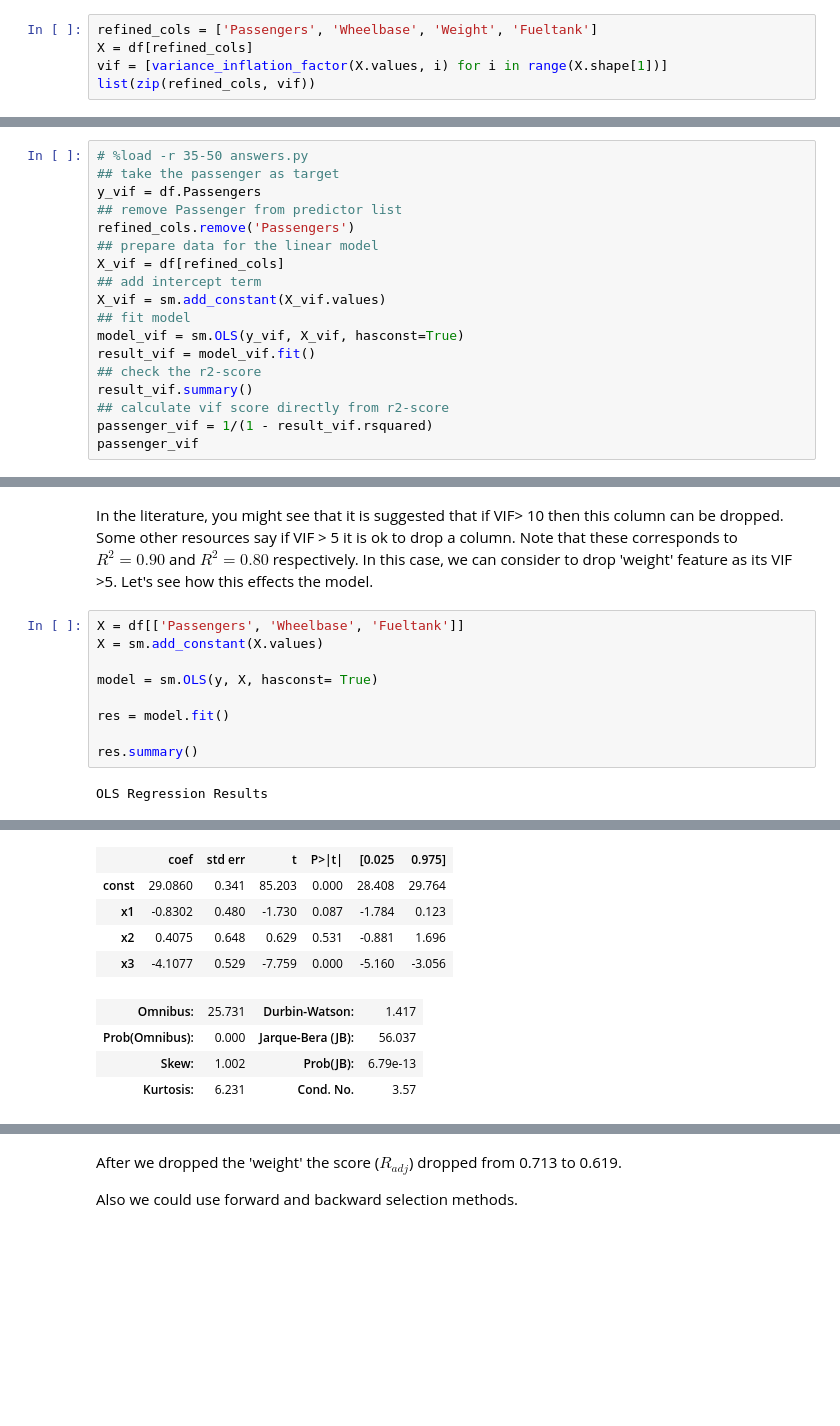
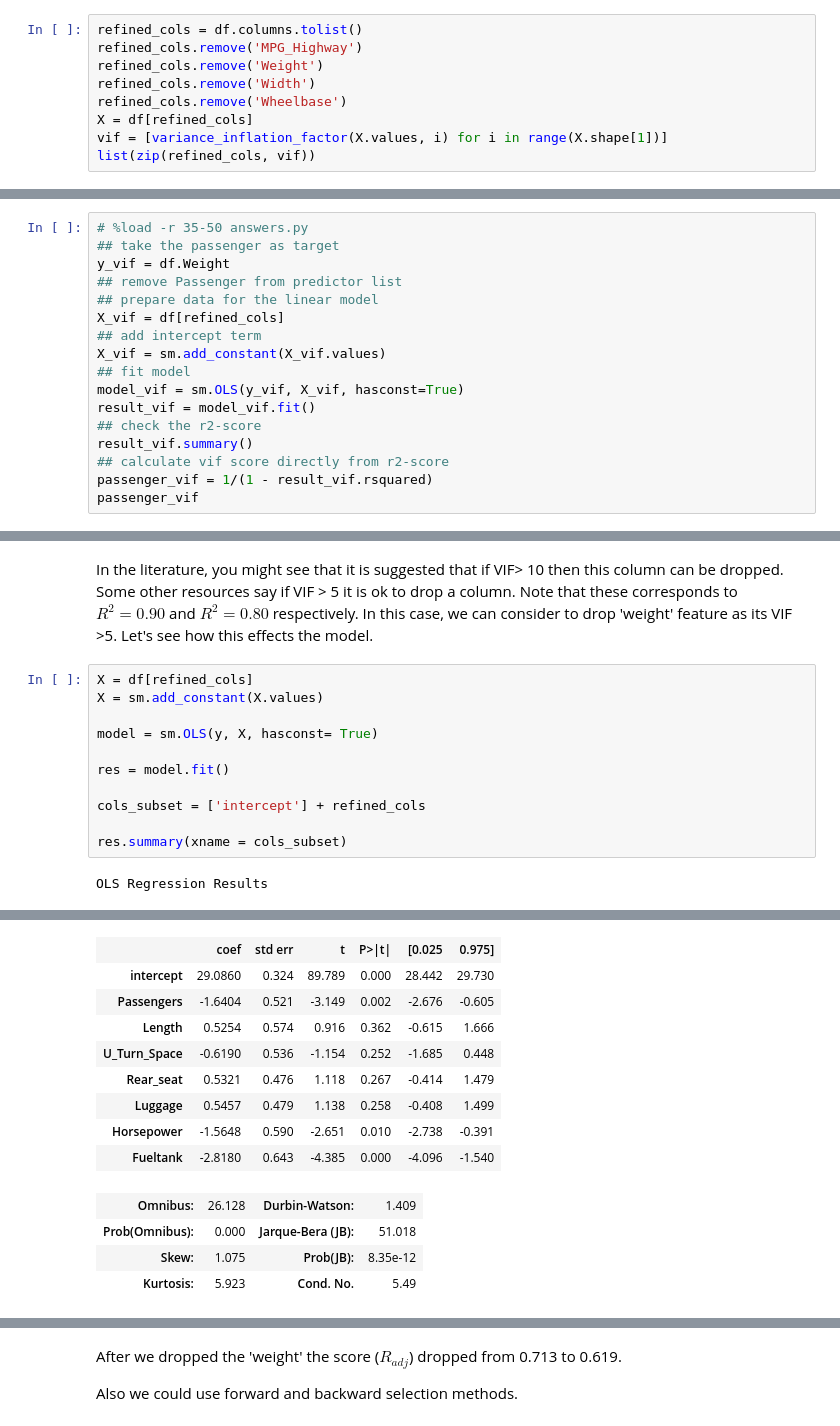
Before and after one commit to learn-co-students/dc-ds-010620, a Jupyter notebook: mod-4/Day-7-Feature_Selection/0106_model_diagnosis.ipynb, the cells around one changed output, grey strips where cells are left out. Saved outputs shown, nothing was run; the diff lists cells and outputs as text; blank space fills up the shorter version.

```diff
--- a/mod-4/Day-7-Feature_Selection/0106_model_diagnosis.ipynb
+++ b/mod-4/Day-7-Feature_Selection/0106_model_diagnosis.ipynb
@@ -220,5 +224,9 @@ from statsmodels.stats.outliers_influence import variance_inflation_factor
 # %%
-refined_cols = ['Passengers', 'Wheelbase', 'Weight', 'Fueltank']
+refined_cols = df.columns.tolist()
+refined_cols.remove('MPG_Highway')
+refined_cols.remove('Weight')
+refined_cols.remove('Width')
+refined_cols.remove('Wheelbase')
 X = df[refined_cols]
 vif = [variance_inflation_factor(X.values, i) for i in range(X.shape[1])]
 list(zip(refined_cols, vif))
@@ -246,9 +261,8 @@ sns.pairplot(df[refined_cols]);
 # %%
 # %load -r 35-50 answers.py
 ## take the passenger as target
-y_vif = df.Passengers
+y_vif = df.Weight
 ## remove Passenger from predictor list
-refined_cols.remove('Passengers')
 ## prepare data for the linear model
 X_vif = df[refined_cols]
 ## add intercept term
@@ -266,13 +280,15 @@ passenger_vif
 # %% [markdown]
 In the literature, you might see that it is suggested that if VIF> 10 then this column can  be dropped. Some other resources say if VIF > 5 it is ok to drop a column. Note that these corresponds to $R^{2} = 0.90$ and $R^{2} = 0.80$ respectively. In this case, we can consider to drop 'weight' feature as its VIF >5. Let's see how this effects the model.
 # %%
-X = df[['Passengers', 'Wheelbase', 'Fueltank']]
+X = df[refined_cols]
 X = sm.add_constant(X.values)
 
 model = sm.OLS(y, X, hasconst= True)
 
 res = model.fit()
 
-res.summary()
+cols_subset = ['intercept'] + refined_cols
+
+res.summary(xname = cols_subset)
 # %% [output]
 OLS Regression Results
@@ -287,12 +303,16 @@ OLS Regression Results
 | Covariance Type: | nonrobust |  |  |
 |  | coef | std err | t | P>|t| | [0.025 | 0.975] |
-| const | 29.0860 | 0.341 | 85.203 | 0.000 | 28.408 | 29.764 |
-| x1 | -0.8302 | 0.480 | -1.730 | 0.087 | -1.784 | 0.123 |
-| x2 | 0.4075 | 0.648 | 0.629 | 0.531 | -0.881 | 1.696 |
-| x3 | -4.1077 | 0.529 | -7.759 | 0.000 | -5.160 | -3.056 |
+| intercept | 29.0860 | 0.324 | 89.789 | 0.000 | 28.442 | 29.730 |
+| Passengers | -1.6404 | 0.521 | -3.149 | 0.002 | -2.676 | -0.605 |
+| Length | 0.5254 | 0.574 | 0.916 | 0.362 | -0.615 | 1.666 |
+| U_Turn_Space | -0.6190 | 0.536 | -1.154 | 0.252 | -1.685 | 0.448 |
+| Rear_seat | 0.5321 | 0.476 | 1.118 | 0.267 | -0.414 | 1.479 |
+| Luggage | 0.5457 | 0.479 | 1.138 | 0.258 | -0.408 | 1.499 |
+| Horsepower | -1.5648 | 0.590 | -2.651 | 0.010 | -2.738 | -0.391 |
+| Fueltank | -2.8180 | 0.643 | -4.385 | 0.000 | -4.096 | -1.540 |
-| Omnibus: | 25.731 | Durbin-Watson: | 1.417 |
-| Prob(Omnibus): | 0.000 | Jarque-Bera (JB): | 56.037 |
-| Skew: | 1.002 | Prob(JB): | 6.79e-13 |
-| Kurtosis: | 6.231 | Cond. No. | 3.57 |
+| Omnibus: | 26.128 | Durbin-Watson: | 1.409 |
+| Prob(Omnibus): | 0.000 | Jarque-Bera (JB): | 51.018 |
+| Skew: | 1.075 | Prob(JB): | 8.35e-12 |
+| Kurtosis: | 5.923 | Cond. No. | 5.49 |
 Warnings:
 [1] Standard Errors assume that the covariance matrix of the errors is correctly specified.
```
Also changed, not shown: parts of 14 cells of this notebook, 15 other files.
